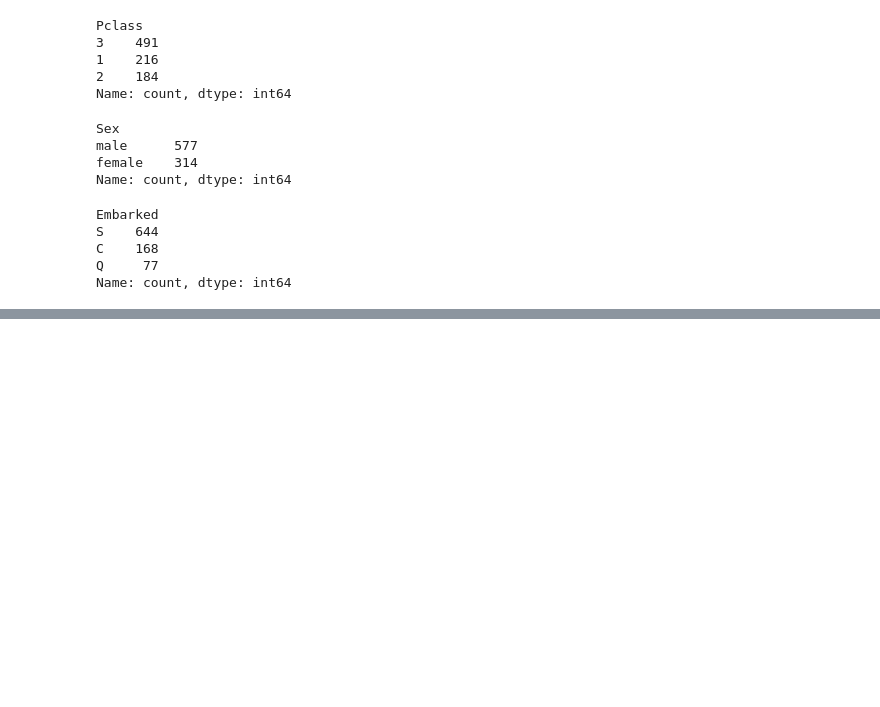
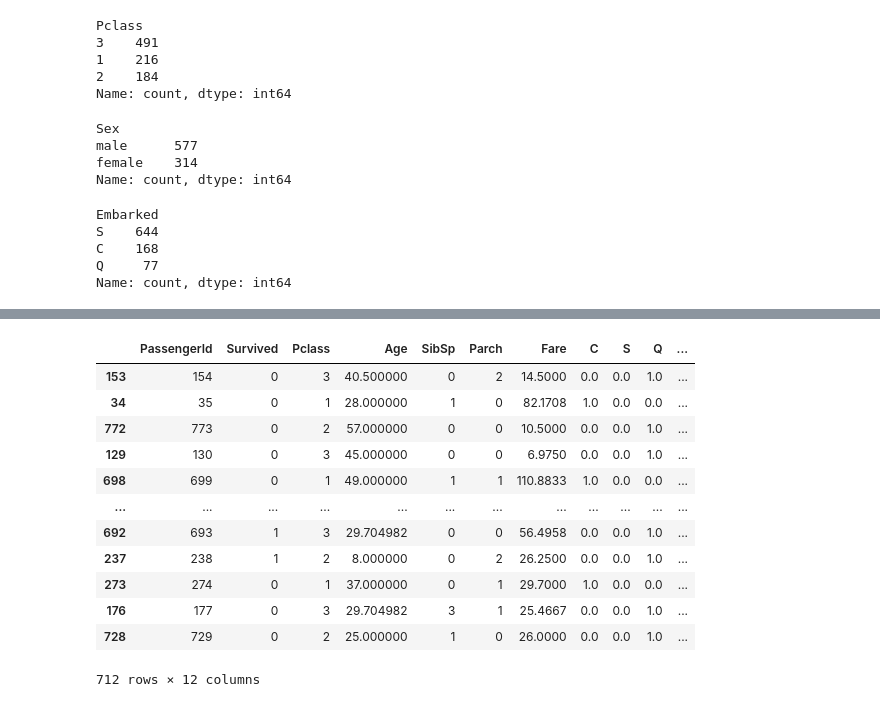
Before and after one commit to xKomil/titanic-survivors-classifier, a Jupyter notebook: titan.ipynb, the cells around one changed output, grey strips where cells are left out. Cells and saved outputs as stored; diff of their text form; code cells hidden in the pictures; blank space fills up the shorter version.

```diff
--- a/titan.ipynb
+++ b/titan.ipynb
@@ -172,0 +161,56 @@ y_pred = forest_clf.predict(X_test)
+# %%
+from sklearn.preprocessing import OneHotEncoder
+
+class FeatureEncoder(BaseEstimator, TransformerMixin):
+    def fit(self, X, y=None):
+        return self
+
+    def transform(self, X):
+        encoder = OneHotEncoder()
+        matrix = encoder.fit_transform(X[['Embarked']]).toarray()
+
+        column_names = ['C', 'S', 'Q', 'N']
+
+        for i in range(len(matrix.T)):
+            X[column_names[i]] = matrix.T[i]
+
+        matrix = encoder.fit_transform(X[['Sex']]).toarray()
+
+        column_names = ['Female', 'Male']
+
+        for i in range(len(matrix.T)):
+            X[column_names[i]] = matrix.T[i]
+
+        return X
+# %%
+class FeatureDropper(BaseEstimator, TransformerMixin):
+    def fit(self, X, y=None):
+        return self
+
+    def transform(self, X):
+        return X.drop(['Embarked', 'Name', 'Ticket', 'Cabin', 'Sex', 'N'], axis=1, errors='ignore')
+# %%
+from sklearn.pipeline import Pipeline
+
+pipeline = Pipeline([('AgeImputer', AgeImputer()),
+                     ('FeatureEncoder', FeatureEncoder()),
+                     ('FeatureDropper', FeatureDropper())
+                     ])
+# %%
+strat_train_set = pipeline.fit_transform(strat_train_set)
+# %%
+strat_train_set
+# %% [output]
+|  | PassengerId | Survived | Pclass | Age | SibSp | Parch | Fare | C | S | Q | ... |
+| 153 | 154 | 0 | 3 | 40.500000 | 0 | 2 | 14.5000 | 0.0 | 0.0 | 1.0 | ... |
+| 34 | 35 | 0 | 1 | 28.000000 | 1 | 0 | 82.1708 | 1.0 | 0.0 | 0.0 | ... |
+| 772 | 773 | 0 | 2 | 57.000000 | 0 | 0 | 10.5000 | 0.0 | 0.0 | 1.0 | ... |
+| 129 | 130 | 0 | 3 | 45.000000 | 0 | 0 | 6.9750 | 0.0 | 0.0 | 1.0 | ... |
+| 698 | 699 | 0 | 1 | 49.000000 | 1 | 1 | 110.8833 | 1.0 | 0.0 | 0.0 | ... |
+| ... | ... | ... | ... | ... | ... | ... | ... | ... | ... | ... | ... |
+| 692 | 693 | 1 | 3 | 29.704982 | 0 | 0 | 56.4958 | 0.0 | 0.0 | 1.0 | ... |
+| 237 | 238 | 1 | 2 | 8.000000 | 0 | 2 | 26.2500 | 0.0 | 0.0 | 1.0 | ... |
+| 273 | 274 | 0 | 1 | 37.000000 | 0 | 1 | 29.7000 | 1.0 | 0.0 | 0.0 | ... |
+| 176 | 177 | 0 | 3 | 29.704982 | 3 | 1 | 25.4667 | 0.0 | 0.0 | 1.0 | ... |
+| 728 | 729 | 0 | 2 | 25.000000 | 1 | 0 | 26.0000 | 0.0 | 0.0 | 1.0 | ... |
+712 rows × 12 columns
```
Also changed, not shown: parts of 41 cells of this notebook, 1 other file.
